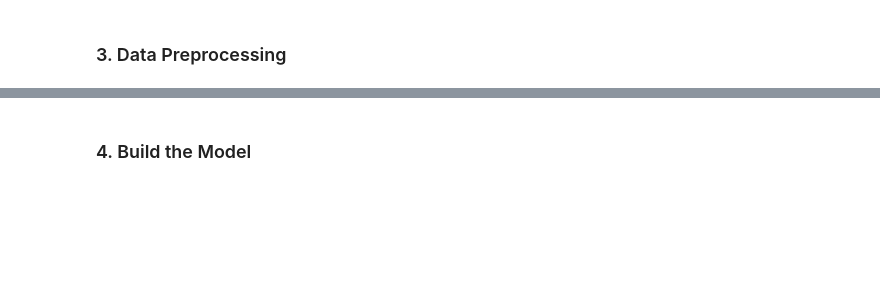
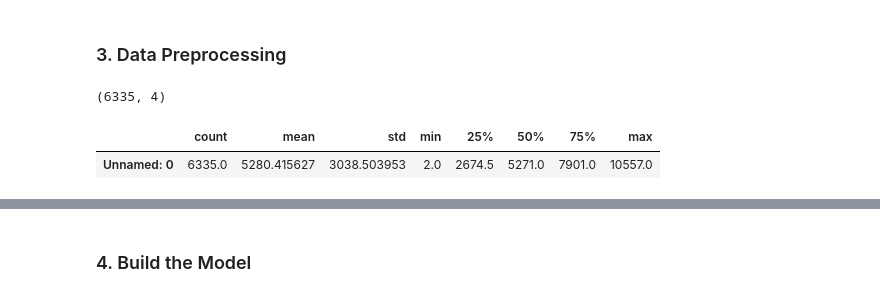
Before and after one commit to fatahrahimi330/100-Machine-Learning-Projects, a Jupyter notebook: 64-Fake News Detection/FakeNewsDetection.ipynb, the cells around one changed output, grey strips where cells are left out. Saved outputs shown, nothing was run; the diff lists cells and outputs as text; code cells hidden in the pictures; blank space fills up the shorter version.

```diff
--- a/64-Fake News Detection/FakeNewsDetection.ipynb
+++ b/64-Fake News Detection/FakeNewsDetection.ipynb
@@ -17,2 +24,11 @@ df.head()
 # %% [markdown]
 ### 3. Data Preprocessing
+# %%
+df.shape
+# %% [output]
+(6335, 4)
+# %%
+df.describe().T
+# %% [output]
+|  | count | mean | std | min | 25% | 50% | 75% | max |
+| Unnamed: 0 | 6335.0 | 5280.415627 | 3038.503953 | 2.0 | 2674.5 | 5271.0 | 7901.0 | 10557.0 |
```
Also changed, not shown: parts of 21 cells of this notebook, 3 other files.
